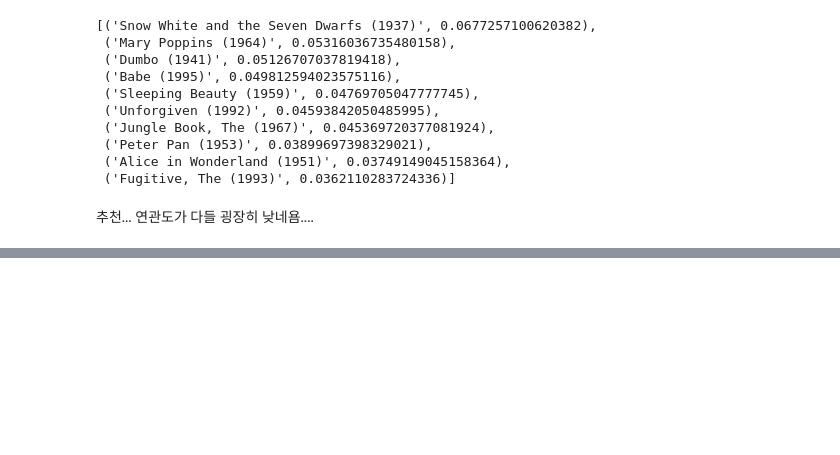
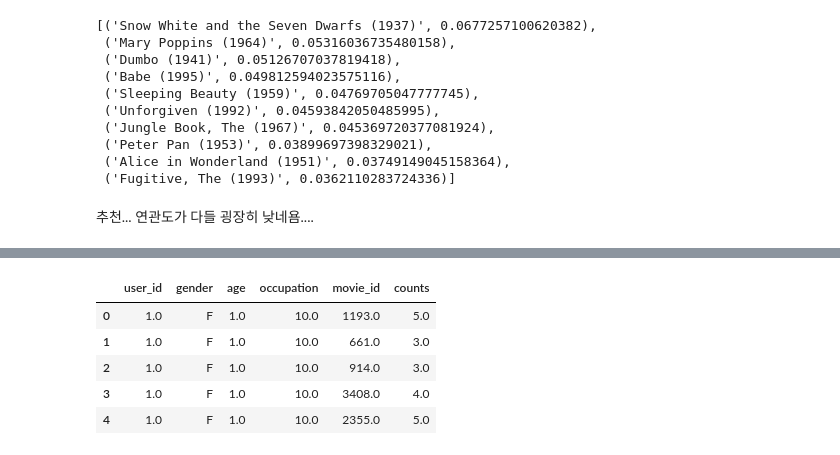
Before and after one commit to Chabbbbbo/EXPLORATION, a Jupyter notebook: EX-15/[E-15] Recommending movies using the recommendation system.ipynb, the cells around one changed output, grey strips where cells are left out. Saved outputs shown, nothing was run; the diff lists cells and outputs as text; code cells hidden in the pictures; blank space fills up the shorter version.

```diff
--- a/EX-15/[E-15] Recommending movies using the recommendation system.ipynb
+++ b/EX-15/[E-15] Recommending movies using the recommendation system.ipynb
@@ -935,0 +1022,11 @@ explain
+# %%
+############### 유저 정보와 영화 정보를 user_id를 기준으로 합쳐줌 ############
+user_rating = pd.merge(users, ratings, how='outer')
+user_rating.head()
+# %% [output]
+|  | user_id | gender | age | occupation | movie_id | counts |
+| 0 | 1.0 | F | 1.0 | 10.0 | 1193.0 | 5.0 |
+| 1 | 1.0 | F | 1.0 | 10.0 | 661.0 | 3.0 |
+| 2 | 1.0 | F | 1.0 | 10.0 | 914.0 | 3.0 |
+| 3 | 1.0 | F | 1.0 | 10.0 | 3408.0 | 4.0 |
+| 4 | 1.0 | F | 1.0 | 10.0 | 2355.0 | 5.0 |
```
Also changed, not shown: parts of 60 cells of this notebook.
